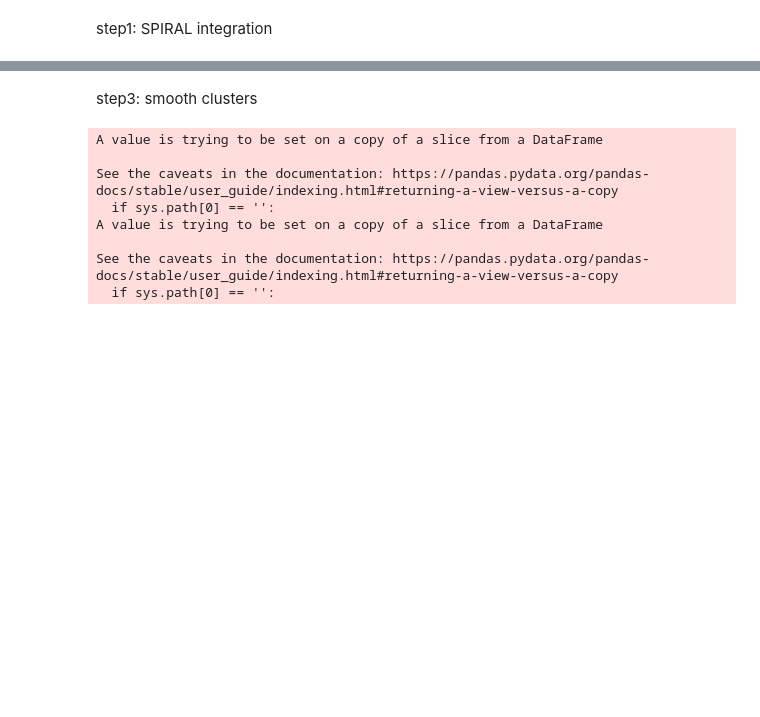
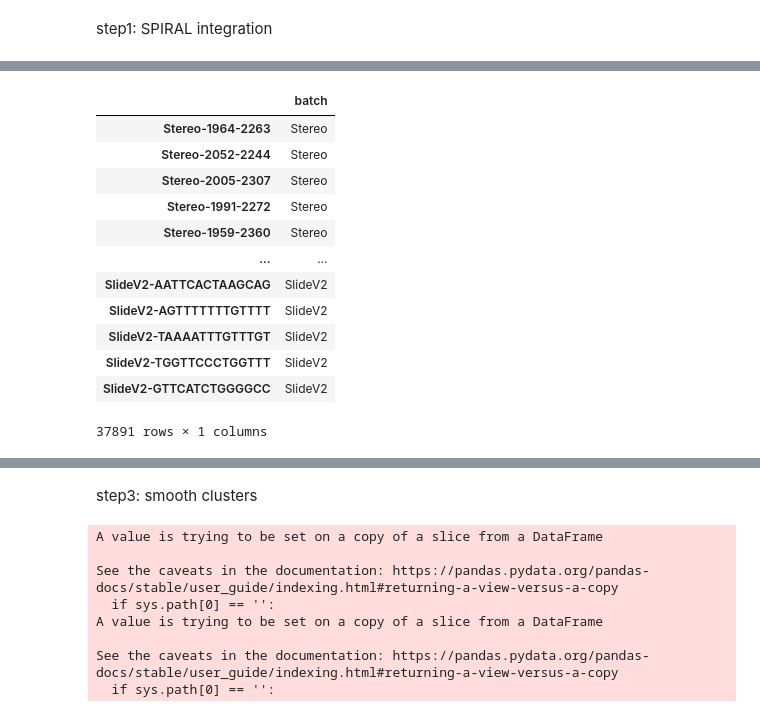
Before and after one commit to guott15/SPIRAL, a Jupyter notebook: Demo/run_spiral_mouse_ob.ipynb, the cells around one changed output, grey strips where cells are left out. Cells and saved outputs as stored; diff of their text form; code cells hidden in the pictures; blank space fills up the shorter version.

```diff
--- a/Demo/run_spiral_mouse_ob.ipynb
+++ b/Demo/run_spiral_mouse_ob.ipynb
@@ -109,4 +130,20 @@ if not os.path.exists(dirs+"gtt_output/"):
 
 embed_file=dirs+"gtt_output/SPIRAL"+flags+"_embed_"+str(SPII.params.batch_size)+".csv"
 embed1.to_csv(embed_file)
+# %%
+SPII.meta
+# %% [output]
+|  | batch |
+| Stereo-1964-2263 | Stereo |
+| Stereo-2052-2244 | Stereo |
+| Stereo-2005-2307 | Stereo |
+| Stereo-1991-2272 | Stereo |
+| Stereo-1959-2360 | Stereo |
+| ... | ... |
+| SlideV2-AATTCACTAAGCAG | SlideV2 |
+| SlideV2-AGTTTTTTTGTTTT | SlideV2 |
+| SlideV2-TAAAATTTGTTTGT | SlideV2 |
+| SlideV2-TGGTTCCCTGGTTT | SlideV2 |
+| SlideV2-GTTCATCTGGGGCC | SlideV2 |
+37891 rows × 1 columns
 # %%
```
Also changed, not shown: parts of 8 cells of this notebook, 2 other files.
